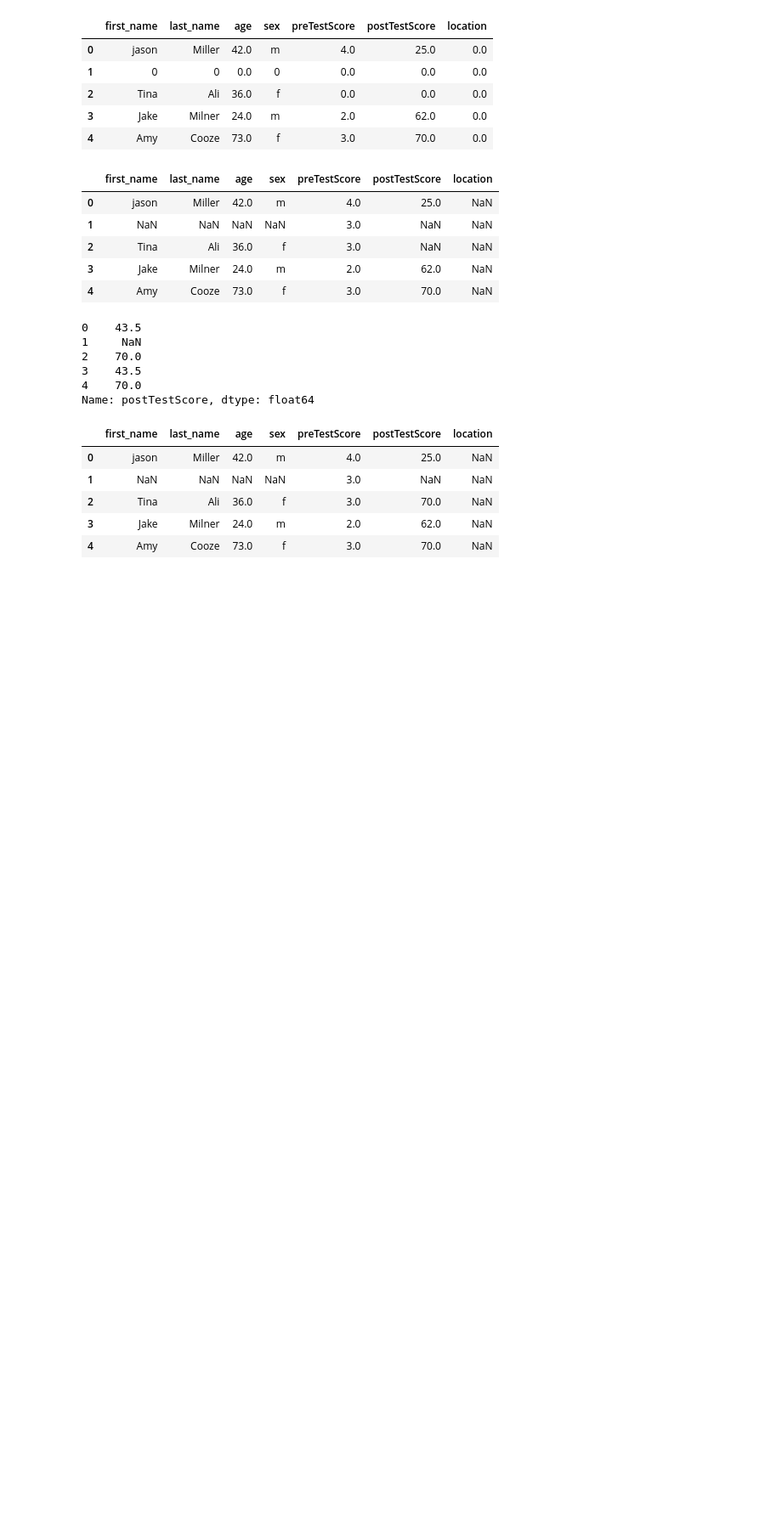
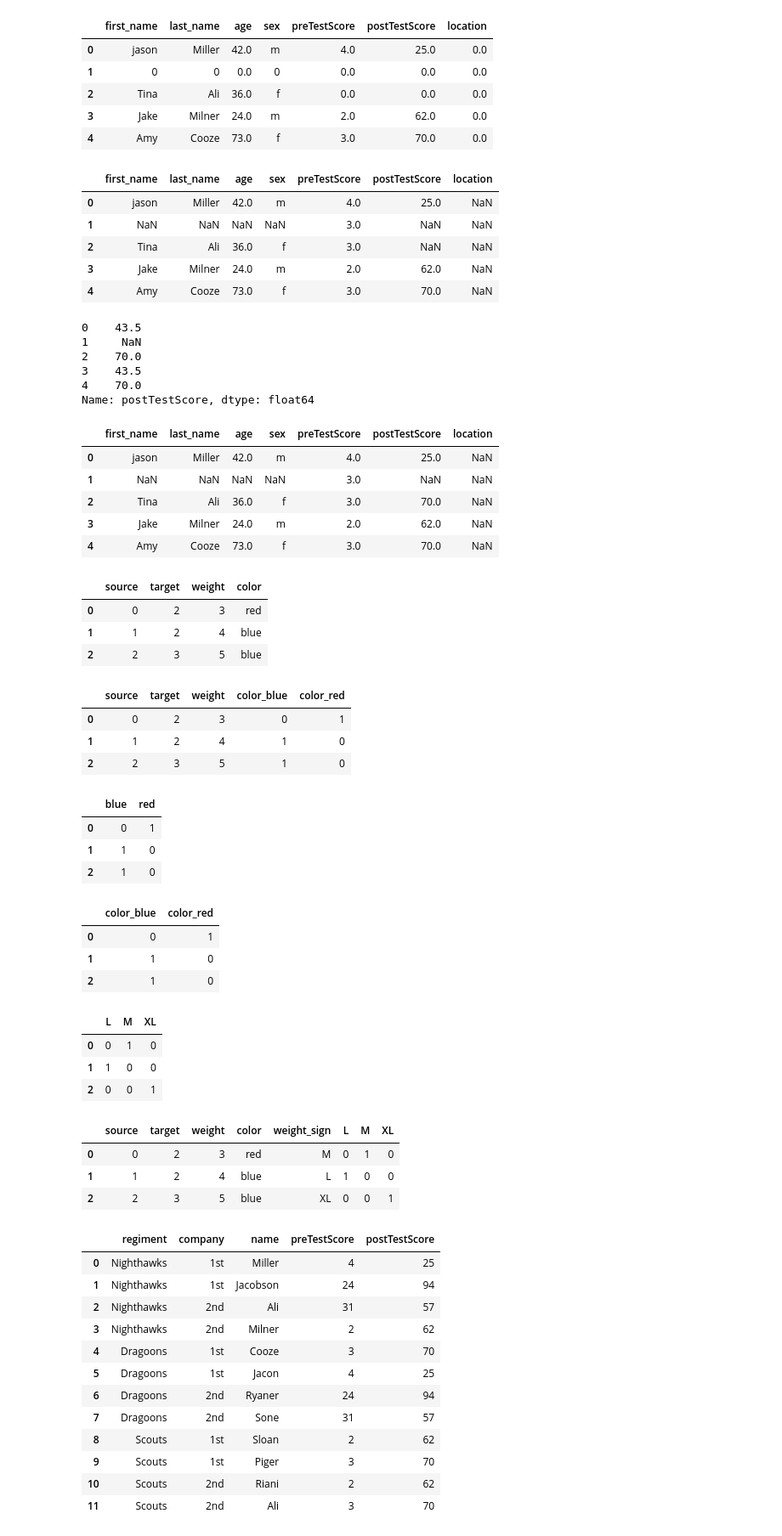
Before and after one commit to whdgus928/Python, a Jupyter notebook: data preprocessing.ipynb, the cells around one changed output. Shown at 85% size. Drawn from its saved outputs; the diff is of its cells as text; code cells hidden in the pictures; blank space fills up the shorter version.

```diff
--- a/data preprocessing.ipynb
+++ b/data preprocessing.ipynb
@@ -117,3 +117,75 @@ df
 | 2 | Tina | Ali | 36.0 | f | 3.0 | 70.0 | NaN |
 | 3 | Jake | Milner | 24.0 | m | 2.0 | 62.0 | NaN |
 | 4 | Amy | Cooze | 73.0 | f | 3.0 | 70.0 | NaN |
+# %%
+edges=pd.DataFrame({'source':[0,1,2],'target':[2,2,3],'weight':[3,4,5],'color':['red','blue','blue']})
+edges
+# %% [output]
+|  | source | target | weight | color |
+| 0 | 0 | 2 | 3 | red |
+| 1 | 1 | 2 | 4 | blue |
+| 2 | 2 | 3 | 5 | blue |
+# %%
+pd.get_dummies(edges)
+# %% [output]
+|  | source | target | weight | color_blue | color_red |
+| 0 | 0 | 2 | 3 | 0 | 1 |
+| 1 | 1 | 2 | 4 | 1 | 0 |
+| 2 | 2 | 3 | 5 | 1 | 0 |
+# %%
+#시리즈 형태로 추출
+pd.get_dummies(edges['color'])
+# %% [output]
+|  | blue | red |
+| 0 | 0 | 1 |
+| 1 | 1 | 0 |
+| 2 | 1 | 0 |
+# %%
+#데이터 프레임 형태로 추출
+pd.get_dummies(edges[["color"]])
+# %% [output]
+|  | color_blue | color_red |
+| 0 | 0 | 1 |
+| 1 | 1 | 0 |
+| 2 | 1 | 0 |
+# %%
+weight_dict={3:'M',4:'L',5:'XL'}
+edges['weight_sign']=edges['weight'].map(weight_dict)
+weight_sign=pd.get_dummies(edges['weight_sign'])
+weight_sign
+# %% [output]
+|  | L | M | XL |
+| 0 | 0 | 1 | 0 |
+| 1 | 1 | 0 | 0 |
+| 2 | 0 | 0 | 1 |
+# %%
+#데이터 통합
+pd.concat([edges,weight_sign],axis=1)
+# %% [output]
+|  | source | target | weight | color | weight_sign | L | M | XL |
+| 0 | 0 | 2 | 3 | red | M | 0 | 1 | 0 |
+| 1 | 1 | 2 | 4 | blue | L | 1 | 0 | 0 |
+| 2 | 2 | 3 | 5 | blue | XL | 0 | 0 | 1 |
+# %%
+raw_data={'regiment':['Nighthawks','Nighthawks','Nighthawks','Nighthawks','Dragoons','Dragoons','Dragoons','Dragoons','Scouts','Scouts','Scouts','Scouts'],
+         'company':['1st','1st','2nd','2nd','1st','1st','2nd','2nd','1st','1st','2nd','2nd'],
+         'name':['Miller','Jacobson','Ali','Milner','Cooze','Jacon','Ryaner','Sone','Sloan','Piger','Riani','Ali'],
+         'preTestScore':[4,24,31,2,3,4,24,31,2,3,2,3],
+         'postTestScore':[25,94,57,62,70,25,94,57,62,70,62,70]}
+
+df=pd.DataFrame(raw_data,columns=['regiment','company','name','preTestScore','postTestScore'])
+df
+# %% [output]
+|  | regiment | company | name | preTestScore | postTestScore |
+| 0 | Nighthawks | 1st | Miller | 4 | 25 |
+| 1 | Nighthawks | 1st | Jacobson | 24 | 94 |
+| 2 | Nighthawks | 2nd | Ali | 31 | 57 |
+| 3 | Nighthawks | 2nd | Milner | 2 | 62 |
+| 4 | Dragoons | 1st | Cooze | 3 | 70 |
+| 5 | Dragoons | 1st | Jacon | 4 | 25 |
+| 6 | Dragoons | 2nd | Ryaner | 24 | 94 |
+| 7 | Dragoons | 2nd | Sone | 31 | 57 |
+| 8 | Scouts | 1st | Sloan | 2 | 62 |
+| 9 | Scouts | 1st | Piger | 3 | 70 |
+| 10 | Scouts | 2nd | Riani | 2 | 62 |
+| 11 | Scouts | 2nd | Ali | 3 | 70 |
```
Also changed, not shown: parts of 5 cells of this notebook, 2 other files.
